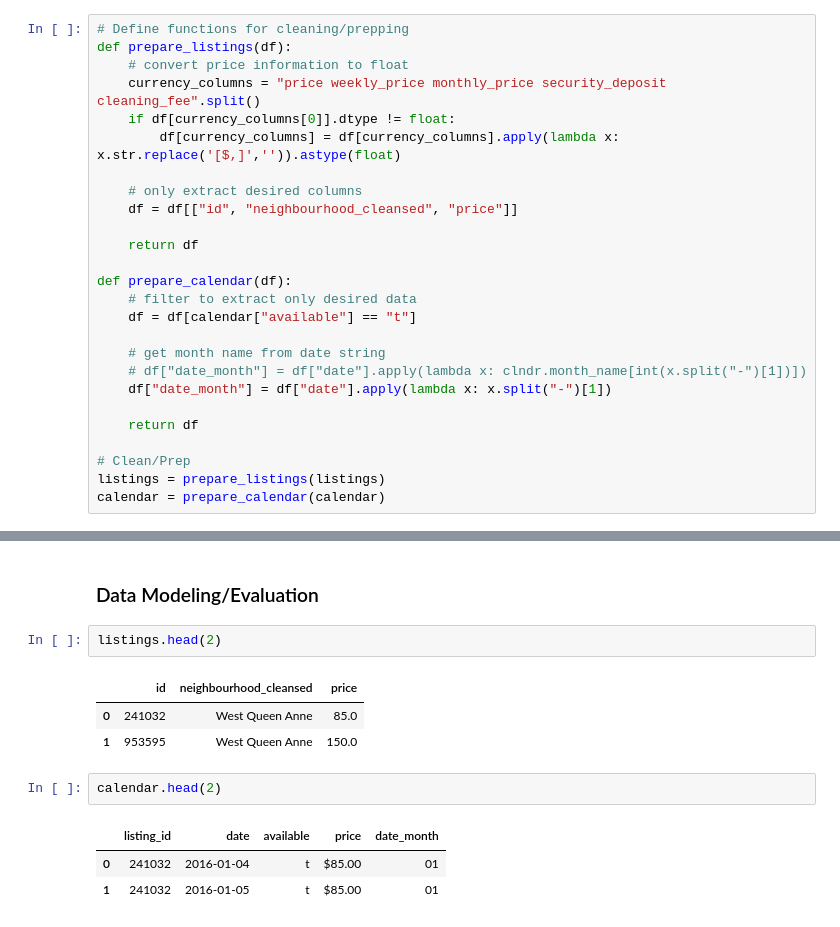
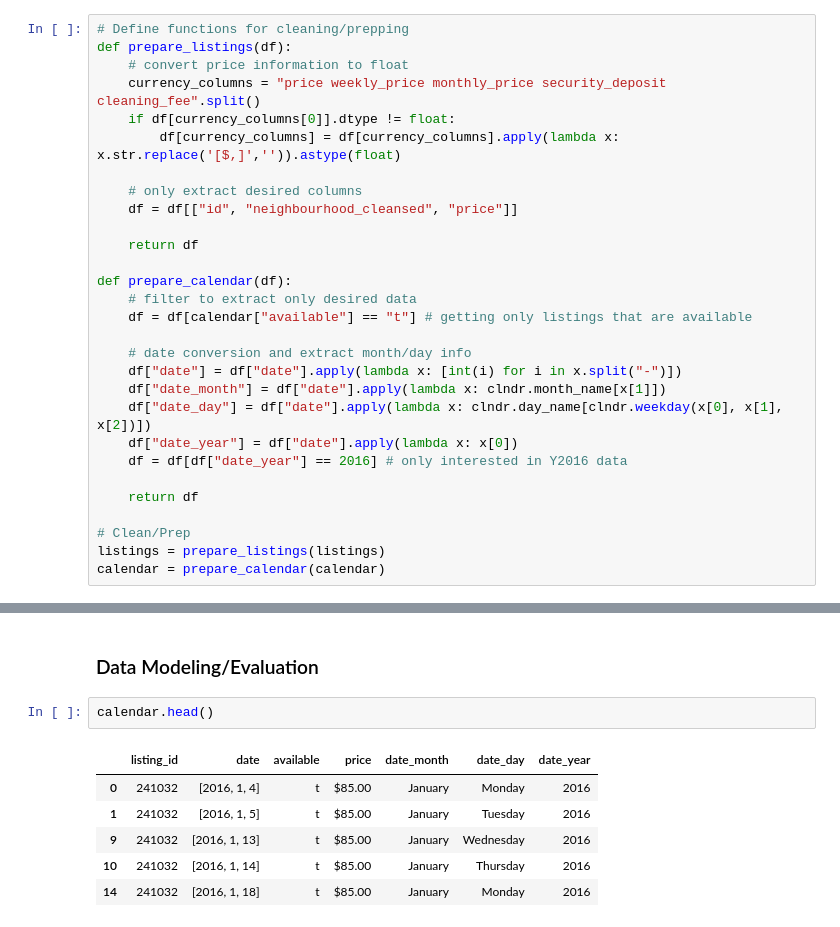
Before and after one commit to AnthonyGoh7/Udacity-Data-Scientist-Nanodegree, a Jupyter notebook: Project - Write A Data Science Blog Post - AirBnB Data.ipynb, the cells around one changed output, grey strips where cells are left out. Saved outputs shown, nothing was run; the diff lists cells and outputs as text.

```diff
--- a/Project - Write A Data Science Blog Post - AirBnB Data.ipynb
+++ b/Project - Write A Data Science Blog Post - AirBnB Data.ipynb
@@ -164,11 +165,14 @@ def prepare_listings(df):
 
 def prepare_calendar(df):
     # filter to extract only desired data
-    df = df[calendar["available"] == "t"]
+    df = df[calendar["available"] == "t"] # getting only listings that are available
 
-    # get month name from date string
-    # df["date_month"] = df["date"].apply(lambda x: clndr.month_name[int(x.split("-")[1])])
-    df["date_month"] = df["date"].apply(lambda x: x.split("-")[1])
+    # date conversion and extract month/day info
+    df["date"] = df["date"].apply(lambda x: [int(i) for i in x.split("-")])
+    df["date_month"] = df["date"].apply(lambda x: clndr.month_name[x[1]])
+    df["date_day"] = df["date"].apply(lambda x: clndr.day_name[clndr.weekday(x[0], x[1], x[2])])
+    df["date_year"] = df["date"].apply(lambda x: x[0])
+    df = df[df["date_year"] == 2016] # only interested in Y2016 data
 
     return df
 
@@ -178,14 +199,11 @@ calendar = prepare_calendar(calendar)
 # %% [markdown]
 ### Data Modeling/Evaluation
-# %%
-listings.head(2)
-# %% [output]
-|  | id | neighbourhood_cleansed | price |
-| 0 | 241032 | West Queen Anne | 85.0 |
-| 1 | 953595 | West Queen Anne | 150.0 |
 # %%
-calendar.head(2)
+calendar.head()
 # %% [output]
-|  | listing_id | date | available | price | date_month |
-| 0 | 241032 | 2016-01-04 | t | $85.00 | 01 |
-| 1 | 241032 | 2016-01-05 | t | $85.00 | 01 |
+|  | listing_id | date | available | price | date_month | date_day | date_year |
+| 0 | 241032 | [2016, 1, 4] | t | $85.00 | January | Monday | 2016 |
+| 1 | 241032 | [2016, 1, 5] | t | $85.00 | January | Tuesday | 2016 |
+| 9 | 241032 | [2016, 1, 13] | t | $85.00 | January | Wednesday | 2016 |
+| 10 | 241032 | [2016, 1, 14] | t | $85.00 | January | Thursday | 2016 |
+| 14 | 241032 | [2016, 1, 18] | t | $85.00 | January | Monday | 2016 |
```
Also changed, not shown: parts of 20 cells of this notebook.
